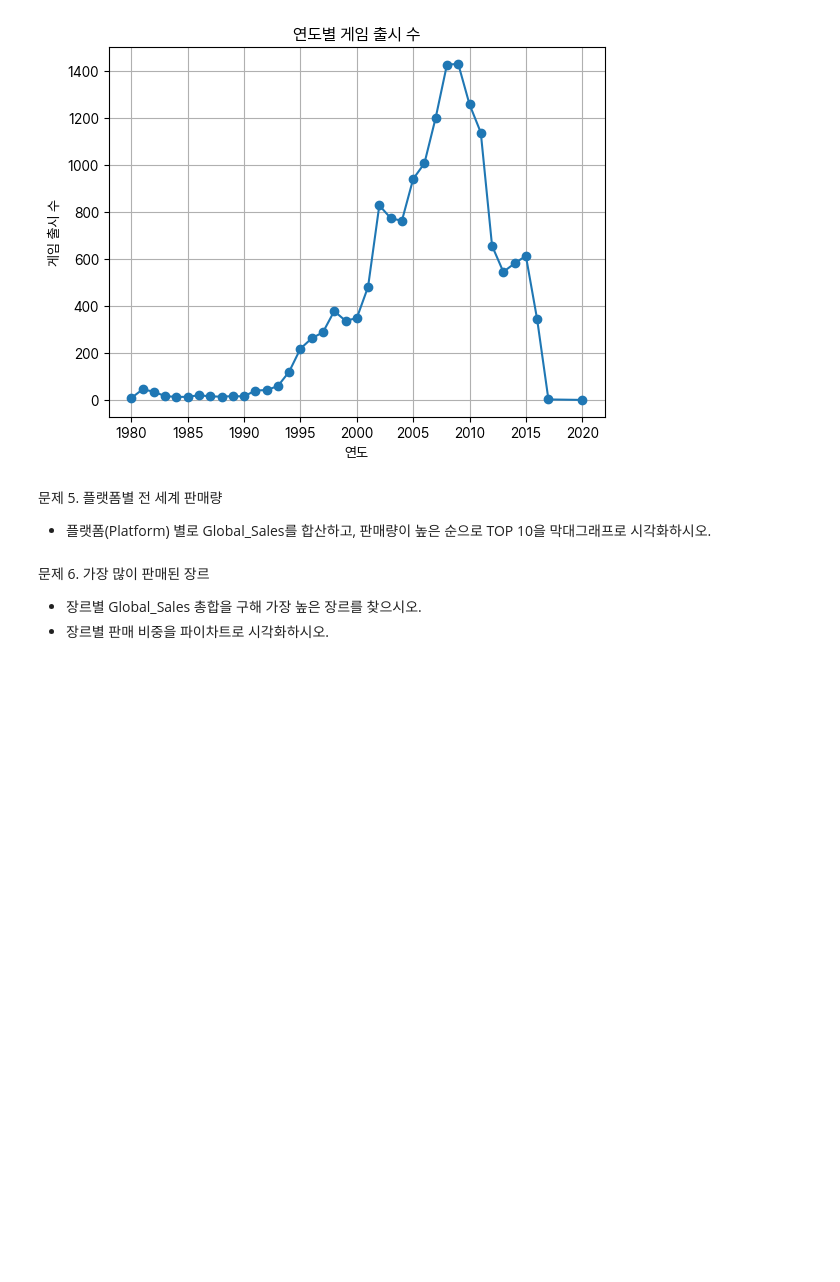
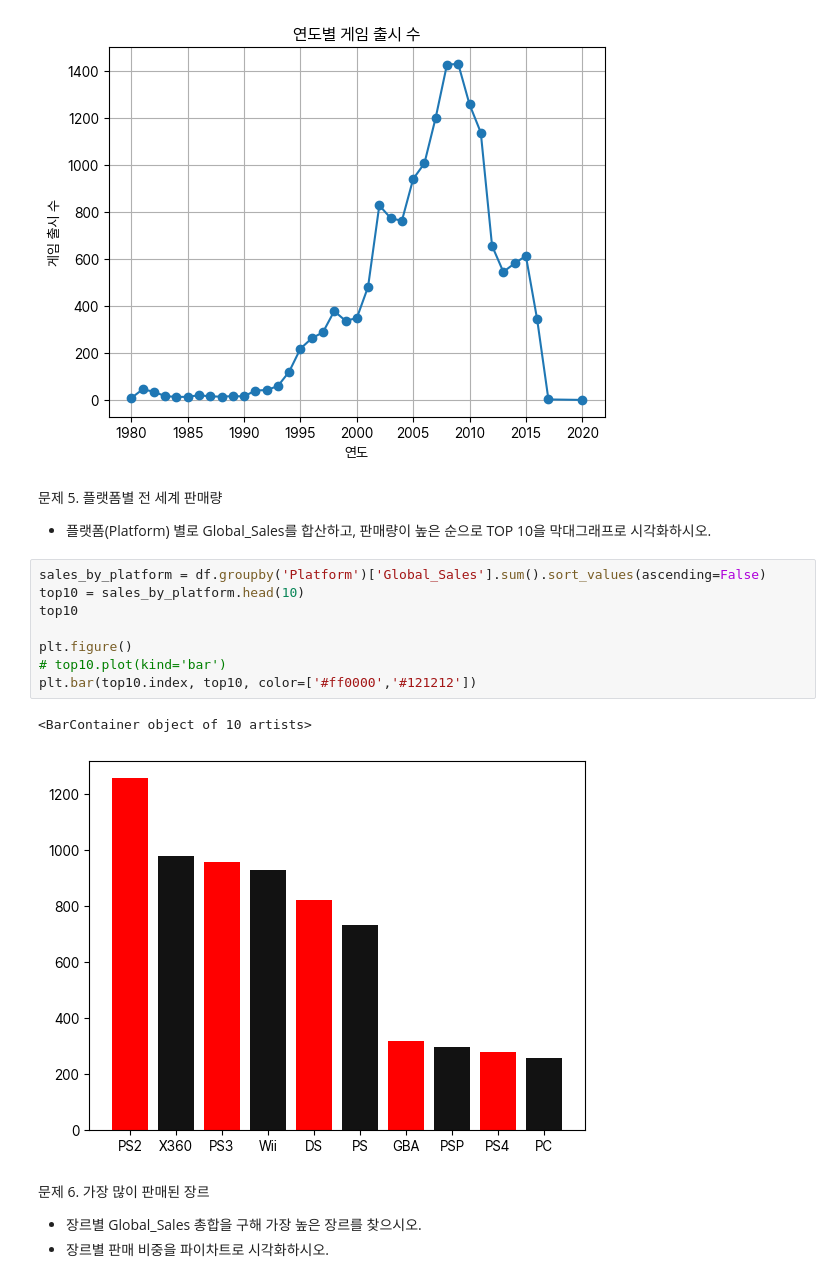
Before and after one commit to ParkChanNeul/DataAnalysis, a Jupyter notebook: practice/kaggle_video_sales/solution.ipynb, the cells around one changed output. Cells and saved outputs as stored; diff of their text form; blank space fills up the shorter version.

```diff
--- a/practice/kaggle_video_sales/solution.ipynb
+++ b/practice/kaggle_video_sales/solution.ipynb
@@ -142,6 +142,17 @@ plt.show
 # %% [markdown]
 문제 5. 플랫폼별 전 세계 판매량
 - 플랫폼(Platform) 별로 Global_Sales를 합산하고, 판매량이 높은 순으로 TOP 10을 막대그래프로 시각화하시오.
+# %%
+sales_by_platform = df.groupby('Platform')['Global_Sales'].sum().sort_values(ascending=False)
+top10 = sales_by_platform.head(10)
+top10
+
+plt.figure()
+# top10.plot(kind='bar')
+plt.bar(top10.index, top10, color=['#ff0000','#121212'])
+# %% [output]
+<BarContainer object of 10 artists>
+[figure, added]
 # %% [markdown]
 문제 6. 가장 많이 판매된 장르
 - 장르별 Global_Sales 총합을 구해 가장 높은 장르를 찾으시오.
```
Also changed, not shown: parts of 3 cells of this notebook.
